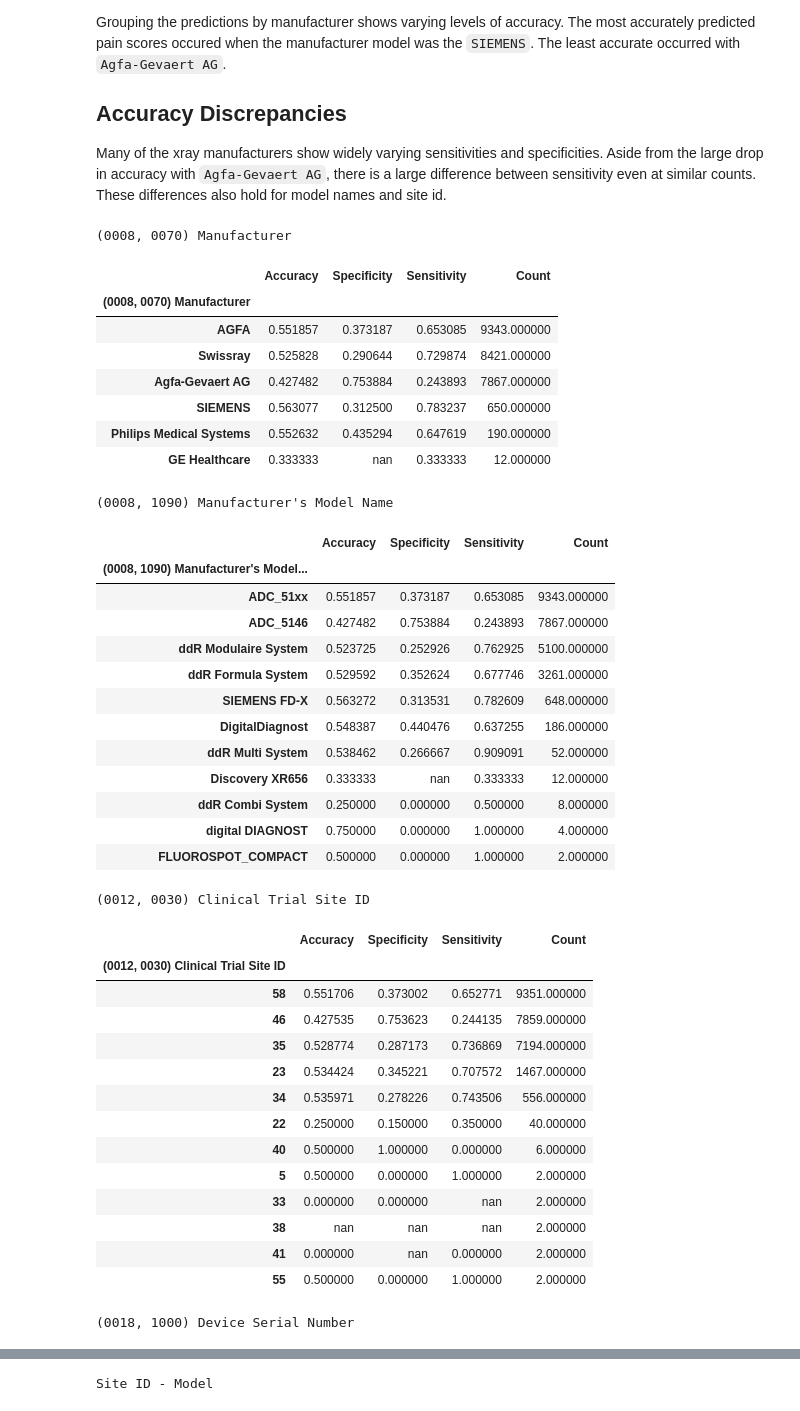
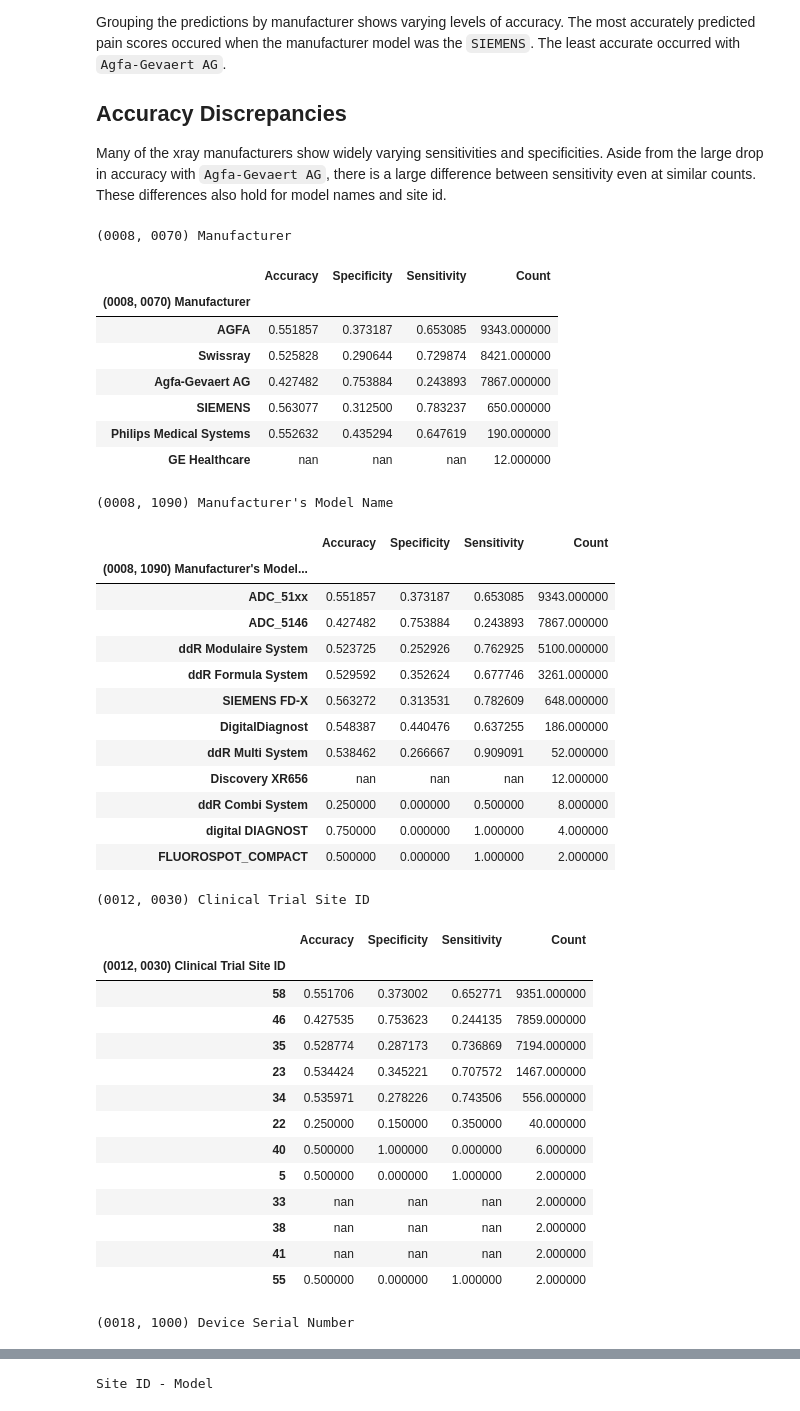
Before and after one commit to cairo-lab/xray_fingerprints, a Jupyter notebook: analysis/results_bias/bias_partition.ipynb, the cells around one changed output, grey strips where cells are left out. Saved outputs shown, nothing was run; the diff lists cells and outputs as text; code cells hidden in the pictures.

```diff
--- a/analysis/results_bias/bias_partition.ipynb
+++ b/analysis/results_bias/bias_partition.ipynb
@@ -88,7 +91,9 @@ for side in ["left", "right"]:
     dfs[side]["side"] = side
 
 all_knee_pain_scores = pd.concat([val for val in dfs.values()])
-all_knee_pain_scores["visit"] = all_knee_pain_scores["visit"].apply(lambda x: CLINICAL_WAVES_TO_FOLLOWUP.get(x, pd.NA))
+all_knee_pain_scores["visit"] = all_knee_pain_scores["visit"].apply(
+    lambda x: CLINICAL_WAVES_TO_FOLLOWUP.get(x, pd.NA)
+)
 all_knee_pain_scores
 # %% [output]
 |  | id | koos_pain_subscore | womac_pain_subscore | visit | side |
@@ -323,15 +331,13 @@ Model predictions are merged with dicom metadata by joining again on patient ID.
 # %%
 koos_variables = ["koos_pain_subscore", "bin_koos"]
 
-df_combined_predictions =  df_combined.merge(
-    df_predictions,
-    left_on="join_id",
-    right_on="join_id",
-    how="inner"
-) \
-    .dropna(subset=["koos_prediction"] + VARIABLES_OF_INTEREST)
+df_combined_predictions = df_combined.merge(
+    df_predictions, left_on="join_id", right_on="join_id", how="inner"
+).dropna(subset=["koos_prediction"] + VARIABLES_OF_INTEREST)
 
-df_combined_predictions[["join_id", "visit", "side"] + koos_variables + VARIABLES_OF_INTEREST]
+df_combined_predictions[
+    ["join_id", "visit", "side"] + koos_variables + VARIABLES_OF_INTEREST
+]
 # %% [output]
 |  | join_id | visit | side | koos_pain_subscore | bin_koos | (0008, 0070) Manufacturer | (0008, 1090) Manufacturer's Model... | ... |
 | 0 | 00700804 | 12 month Annual Visit | left | 80.6 | 1.0 | AGFA | ADC_51xx | ... |
@@ -362,32 +368,45 @@ def grouping_func(row):
 
     cm = confusion_matrix(ytrue, ypred)
 
-    if len(ypred) and len(cm) > 1:
-        d["Accuracy"] = (cm[0,0] + cm[1,1]) / sum(sum(cm))
-        d["Specificity"] = cm[1,1] / (cm[1,0] + cm[1,1])
-        d["Sensitivity"] = cm[0,0] / (cm[0,0] + cm[0,1])
-    else:
+    try:
+        spec_sum = cm[1, 0] + cm[1, 1]
+        sen_sum = cm[0, 0] + cm[0, 1]
+
+        if spec_sum == 0 or sen_sum == 0:
+            raise Exception
+
+        if not len(ypred) or len(cm) <= 1:
+            raise Exception
+
+        d["Accuracy"] = (cm[0, 0] + cm[1, 1]) / sum(sum(cm))
+        d["Specificity"] = cm[1, 1] / (spec_sum)
+        d["Sensitivity"] = cm[0, 0] / (sen_sum)
+    except:
         d["Accuracy"] = np.nan
         d["Specificity"] = np.nan
         d["Sensitivity"] = np.nan
 
     d["Count"] = len(ypred)
+
     return pd.Series(d)
+
 
 html_raw_tables = []
 for grouping_var in VARIABLES_OF_INTEREST:
-    df_combined_predictions[grouping_var] = df_combined_predictions[grouping_var].astype("string")
-    df_agg = df_combined_predictions[df_combined_predictions[grouping_var] != ""] \
-        .groupby([grouping_var]) \
-        .apply(grouping_func) \
-        .sort_values(by=["Count"], ascending = False)
+    df_combined_predictions[grouping_var] = df_combined_predictions[
+        grouping_var
+    ].astype("string")
+    df_agg = (
+        df_combined_predictions[df_combined_predictions[grouping_var] != ""]
+        .groupby([grouping_var])
+        .apply(grouping_func)
+        .sort_values(by=["Count"], ascending=False)
+    )
 
     html_raw_tables.append(
-        df_agg \
-            .style \
-            .set_table_attributes("style='display:inline'") \
-            .set_caption(grouping_var) \
-            ._repr_html_()
+        df_agg.style.set_table_attributes("style='display:inline'")
+        .set_caption(grouping_var)
+        ._repr_html_()
     )
 
 display_html("".join(html_raw_tables), raw=True)
@@ -397,38 +416,38 @@ display_html("".join(html_raw_tables), raw=True)
 | (0008, 0070) Manufacturer |  |  |  |  |
 | AGFA | 0.551857 | 0.373187 | 0.653085 | 9343.000000 |
 | Swissray | 0.525828 | 0.290644 | 0.729874 | 8421.000000 |
 | Agfa-Gevaert AG | 0.427482 | 0.753884 | 0.243893 | 7867.000000 |
 | SIEMENS | 0.563077 | 0.312500 | 0.783237 | 650.000000 |
 | Philips Medical Systems | 0.552632 | 0.435294 | 0.647619 | 190.000000 |
-| GE Healthcare | 0.333333 | nan | 0.333333 | 12.000000 |
+| GE Healthcare | nan | nan | nan | 12.000000 |
 (0008, 1090) Manufacturer's Model Name
 |  | Accuracy | Specificity | Sensitivity | Count |
 | (0008, 1090) Manufacturer's Model... |  |  |  |  |
 | ADC_51xx | 0.551857 | 0.373187 | 0.653085 | 9343.000000 |
 | ADC_5146 | 0.427482 | 0.753884 | 0.243893 | 7867.000000 |
 | ddR Modulaire System | 0.523725 | 0.252926 | 0.762925 | 5100.000000 |
 | ddR Formula System | 0.529592 | 0.352624 | 0.677746 | 3261.000000 |
 | SIEMENS FD-X | 0.563272 | 0.313531 | 0.782609 | 648.000000 |
 | DigitalDiagnost | 0.548387 | 0.440476 | 0.637255 | 186.000000 |
 | ddR Multi System | 0.538462 | 0.266667 | 0.909091 | 52.000000 |
-| Discovery XR656 | 0.333333 | nan | 0.333333 | 12.000000 |
+| Discovery XR656 | nan | nan | nan | 12.000000 |
 | ddR Combi System | 0.250000 | 0.000000 | 0.500000 | 8.000000 |
 | digital DIAGNOST | 0.750000 | 0.000000 | 1.000000 | 4.000000 |
 | FLUOROSPOT_COMPACT | 0.500000 | 0.000000 | 1.000000 | 2.000000 |
 (0012, 0030) Clinical Trial Site ID
 |  | Accuracy | Specificity | Sensitivity | Count |
 | (0012, 0030) Clinical Trial Site ID |  |  |  |  |
 | 58 | 0.551706 | 0.373002 | 0.652771 | 9351.000000 |
 | 46 | 0.427535 | 0.753623 | 0.244135 | 7859.000000 |
 | 35 | 0.528774 | 0.287173 | 0.736869 | 7194.000000 |
 | 23 | 0.534424 | 0.345221 | 0.707572 | 1467.000000 |
 | 34 | 0.535971 | 0.278226 | 0.743506 | 556.000000 |
 | 22 | 0.250000 | 0.150000 | 0.350000 | 40.000000 |
 | 40 | 0.500000 | 1.000000 | 0.000000 | 6.000000 |
 | 5 | 0.500000 | 0.000000 | 1.000000 | 2.000000 |
-| 33 | 0.000000 | 0.000000 | nan | 2.000000 |
+| 33 | nan | nan | nan | 2.000000 |
 | 38 | nan | nan | nan | 2.000000 |
-| 41 | 0.000000 | nan | 0.000000 | 2.000000 |
+| 41 | nan | nan | nan | 2.000000 |
 | 55 | 0.500000 | 0.000000 | 1.000000 | 2.000000 |
 (0018, 1000) Device Serial Number
 |  | Accuracy | Specificity | Sensitivity | Count |
```
Also changed, not shown: parts of 7 cells of this notebook.
